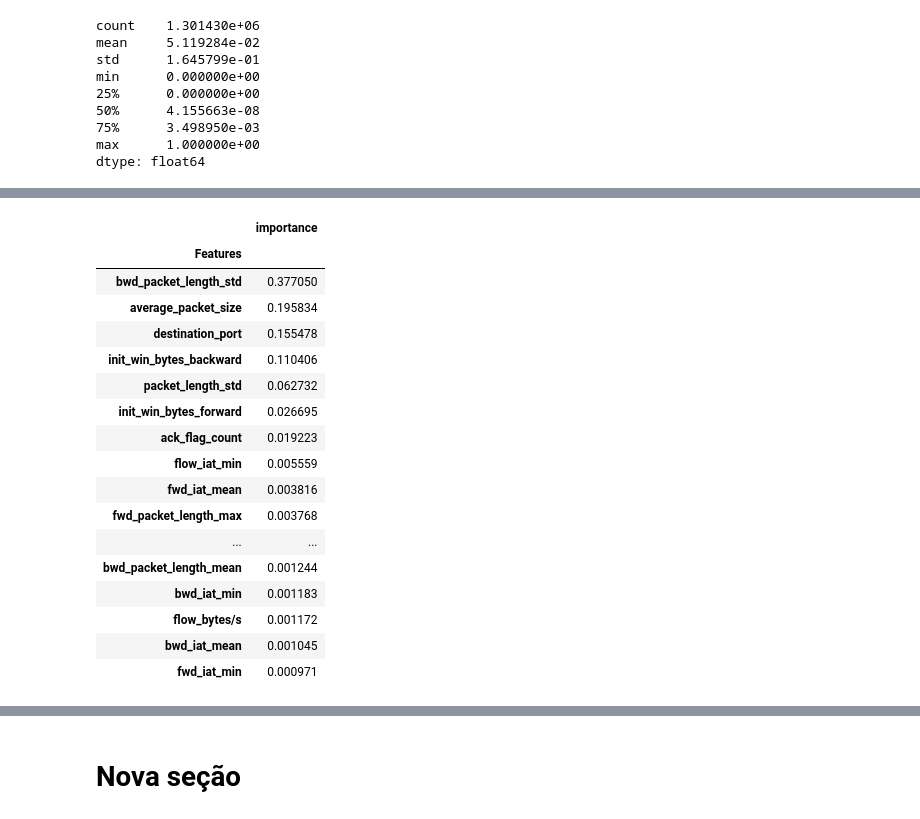
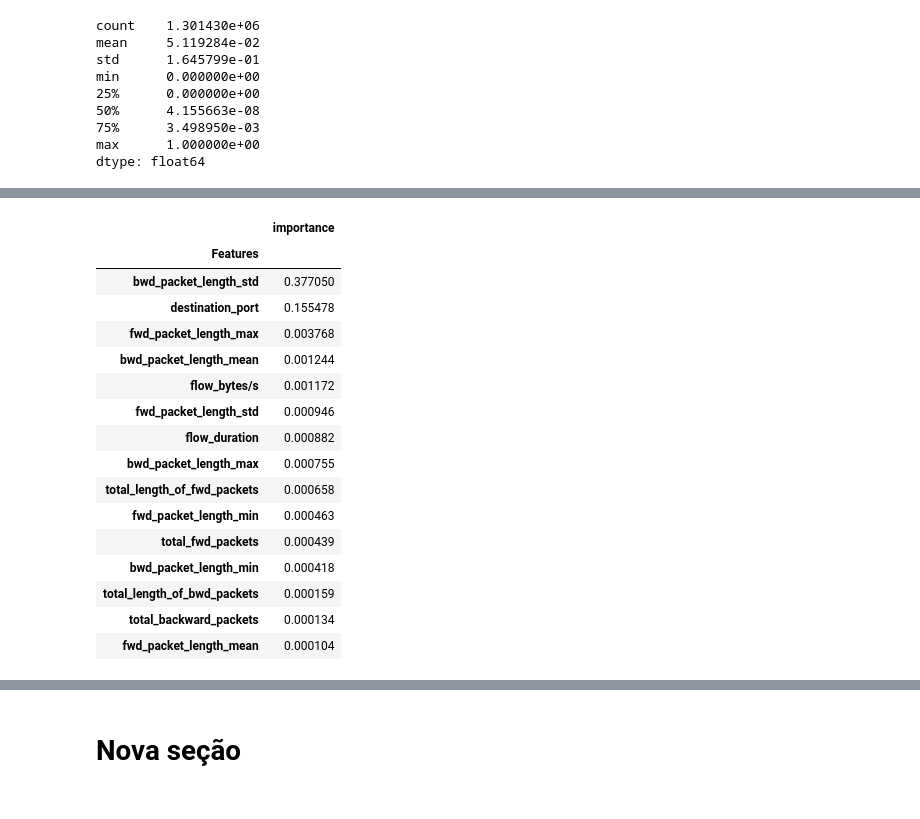
Before and after one commit to modelonulo/ml-based-intrusion-detection-system, a Jupyter notebook: ml_ids_colab.ipynb, the cells around one changed output, grey strips where cells are left out. Drawn from its saved outputs; the diff is of its cells as text; code cells hidden in the pictures.

```diff
--- a/ml_ids_colab.ipynb
+++ b/ml_ids_colab.ipynb
@@ -300,25 +303,23 @@ print(values_importances)
  4.42580936e-05 7.15613280e-05]
 # %%
 names_col = list(combined_csv.columns.values)[0:78] #[::-1]
-features_values_importance = pd.DataFrame({'Features':names_col,'importance':values_importances})
+features_values_importance = pd.DataFrame({'Features':names_col[0:15],'importance':values_importances[0:15]})
 features_values_importance = features_values_importance.sort_values('importance',ascending=False).set_index('Features')
-features_values_importance.head(25)
 # %% [output]
 |  | importance |
 | Features |  |
 | bwd_packet_length_std | 0.377050 |
-| average_packet_size | 0.195834 |
 | destination_port | 0.155478 |
-| init_win_bytes_backward | 0.110406 |
-| packet_length_std | 0.062732 |
-| init_win_bytes_forward | 0.026695 |
-| ack_flag_count | 0.019223 |
-| flow_iat_min | 0.005559 |
-| fwd_iat_mean | 0.003816 |
 | fwd_packet_length_max | 0.003768 |
-| ... | ... |
 | bwd_packet_length_mean | 0.001244 |
-| bwd_iat_min | 0.001183 |
 | flow_bytes/s | 0.001172 |
-| bwd_iat_mean | 0.001045 |
-| fwd_iat_min | 0.000971 |
+| fwd_packet_length_std | 0.000946 |
+| flow_duration | 0.000882 |
+| bwd_packet_length_max | 0.000755 |
+| total_length_of_fwd_packets | 0.000658 |
+| fwd_packet_length_min | 0.000463 |
+| total_fwd_packets | 0.000439 |
+| bwd_packet_length_min | 0.000418 |
+| total_length_of_bwd_packets | 0.000159 |
+| total_backward_packets | 0.000134 |
+| fwd_packet_length_mean | 0.000104 |
```
Also changed, not shown: parts of 3 cells of this notebook.
